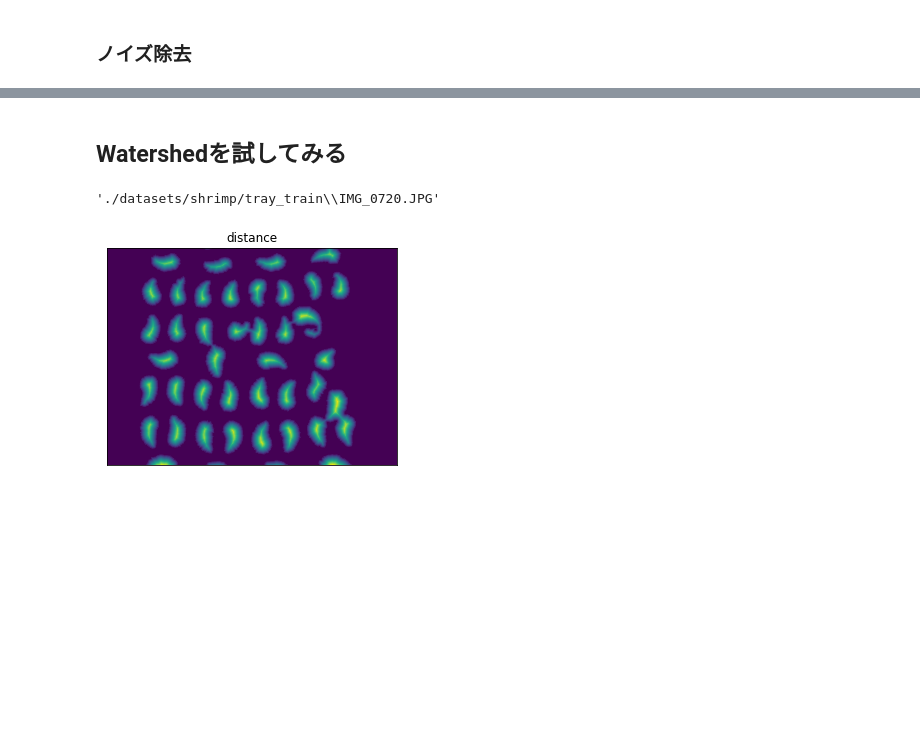
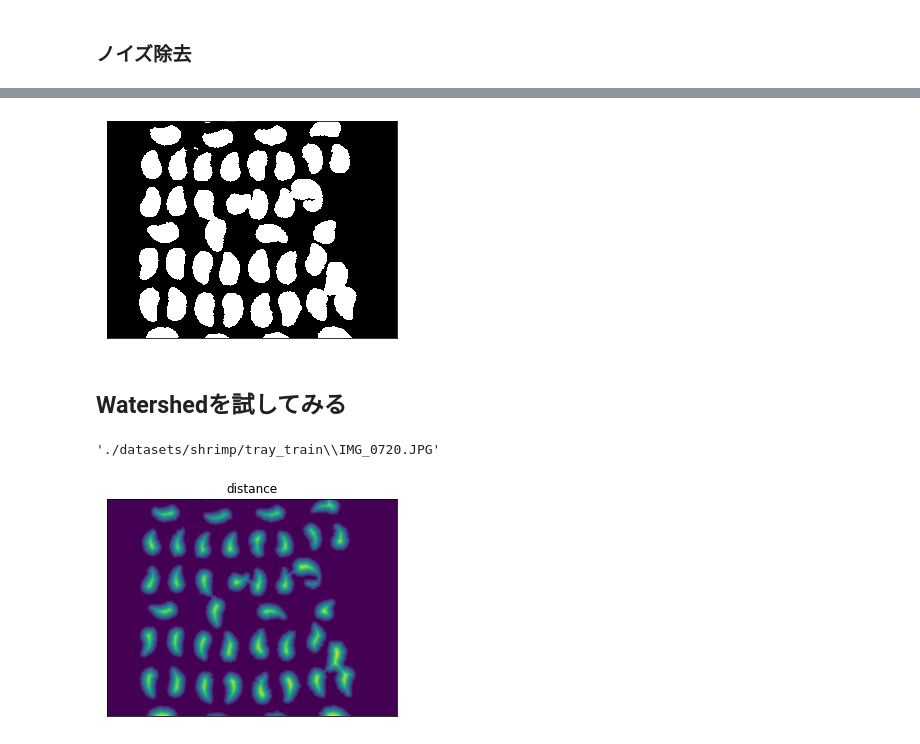
Before and after one commit to kargenk/fried_shrimp_detection, a Jupyter notebook: make_mask.ipynb, the cells around one changed output, grey strips where cells are left out. Cells and saved outputs as stored; diff of their text form; code cells hidden in the pictures; blank space fills up the shorter version.

```diff
--- a/make_mask.ipynb
+++ b/make_mask.ipynb
@@ -158,3 +175,18 @@ plt.yticks([])
+# %%
+# 膨張(dilation)の後に収縮(erosion)させて，前景領域中の黒点の除去(iter=1だとclosing)
+kernel = np.ones((3, 3), np.uint8)
+dilation = cv2.dilate(mask_bin, kernel, iterations=3)  # dilation
+erosion = cv2.erode(dilation, kernel, iterations=3)    # erosion
+
+# 収縮の後に膨張させて背景領域中の白点の除去(iter=1だとopening)
+erosion_ = cv2.erode(erosion, kernel, iterations=6)     # erosion
+dilation_ = cv2.dilate(erosion_, kernel, iterations=6)  # dilation
+plt.imshow(dilation_, cmap='gray')
+plt.xticks([])
+plt.yticks([])
+plt.show()
+# %% [output]
+[figure, added]
 # %% [markdown]
 ## Watershedを試してみる
 # %%
```
Also changed, not shown: parts of 10 cells of this notebook.
